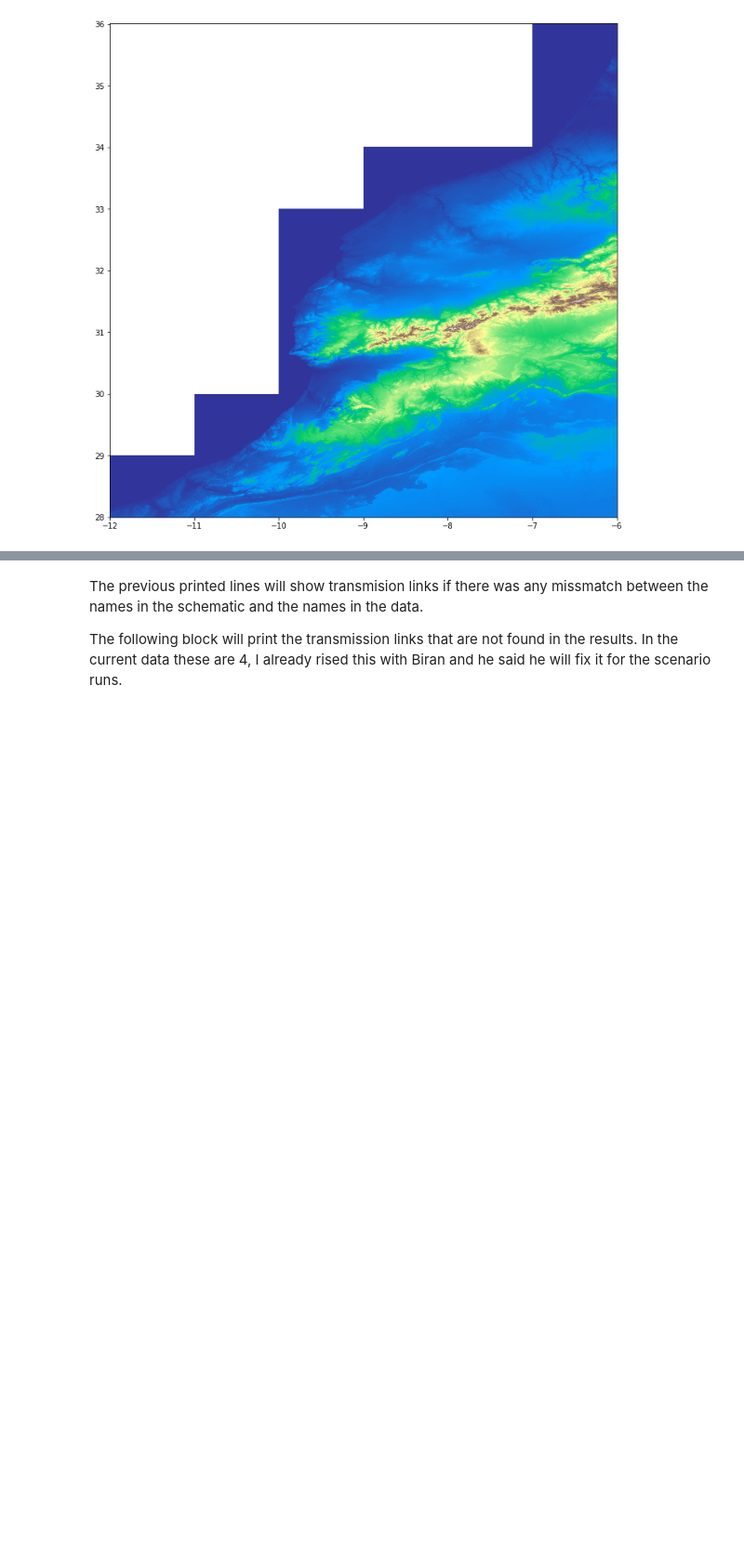
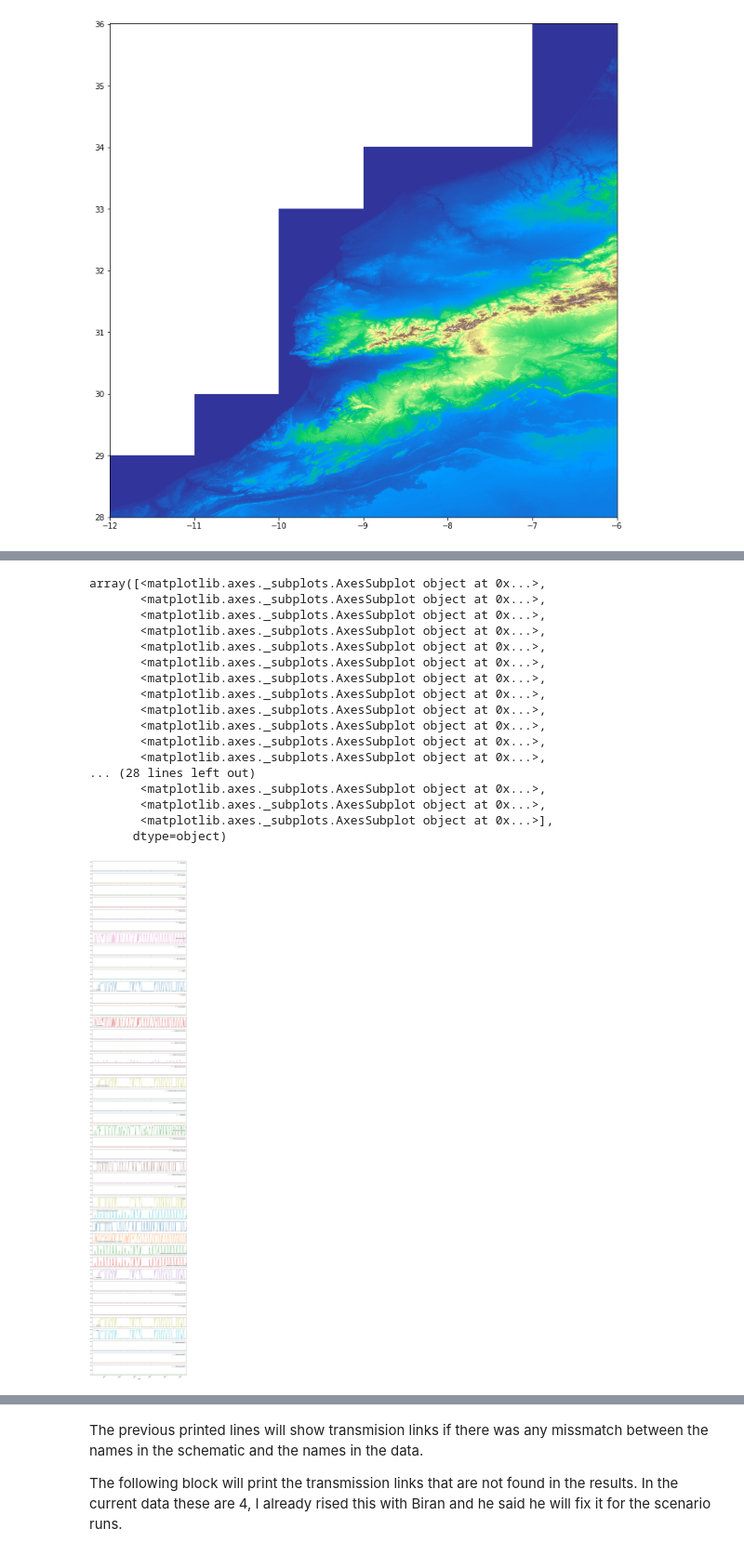
Before and after one commit to KTH-dESA/FAO, a Jupyter notebook: Souss-Massa-schematic.ipynb, the cells around one changed output, grey strips where cells are left out. Shown at 93% size. Saved outputs shown, nothing was run; the diff lists cells and outputs as text; code cells hidden in the pictures; blank space fills up the shorter version.

```diff
--- a/Souss-Massa-schematic.ipynb
+++ b/Souss-Massa-schematic.ipynb
@@ -232,7 +229,8 @@ def integrate_data(sheet_name, category, dff_dict, var_name='links', target='poi
     print(df.loc[~df[var_name].isin(df.dropna()[var_name].unique()),var_name].unique())
     return df
 # %%
-scenarios = ['Reference', 'Desalination', 'Irrigation intensification']
+# scenarios = ['Reference', 'Desalination', 'Irrigation intensification']
+scenarios = ['Reference']
 processed_data = os.path.join('Data - Souss-Massa', 'Merged data')
 wp.create_folder(processed_data)
 for scenario in scenarios:
@@ -300,6 +298,32 @@ for scenario in scenarios:
 
             df_wwtp = integrate_data('WWTP Inflow', 'wwtp', {'WWTP': wwtp}, 'point', 'point')
 
+            sheet_names = {'AgWaterDemand': 'Agriculture',
+                           'DomWaterDemand': 'Domestic'}
+
+            df_required = pd.DataFrame()
+            for sheet_name, category in sheet_names.items():
+                df_required = df_required.append(integrate_data(sheet_name, category, {'Demand point': demand_links}, 'point', 'point'))
+
+            df['water_required'] = df.set_index(['Date','Demand point']).index.map(df_required.set_index(['Date','point']).value)
+
+            df_unmet_month = 1 - (df.groupby(['Date', 'Demand point'])['value'].sum() / \
+                           df.groupby(['Date', 'Demand point'])['water_required'].mean())
+
+            df['unmet_demand_month'] = df.set_index(['Date','Demand point']).index.map(df_unmet_month)
+
+            water_req_year = df.groupby(['Year', 'Date', 'Demand point'])['water_required'].mean().reset_index().groupby(['Year', 'Demand point'])['water_required'].sum()
+
+            df_unmet_year = 1 - (df.groupby(['Year', 'Demand point'])['value'].sum() / \
+                                 water_req_year)
+
+            df['unmet_demand_year'] = df.set_index(['Year','Demand point']).index.map(df_unmet_year)
+
+            df.loc[df.unmet_demand_year<0, 'unmet_demand_year'] = 0
+            df.loc[df.unmet_demand_month<0, 'unmet_demand_month'] = 0
+
+            df.fillna({'unmet_demand_year': 0, 'unmet_demand_month': 0}, inplace=True)
+
             df.to_csv(os.path.join(output_folder, 'demand_data.csv'), index=False)
             df_wwtp.to_csv(os.path.join(output_folder, 'wwtp_inflow.csv'), index=False)
 # %% [output]
@@ -322,0 +372,23 @@ for scenario in scenarios:
+# %%
+df.groupby(['Date','Demand point']).unmet_demand_month.mean().reset_index().pivot('Date', 'Demand point', 'unmet_demand_month').plot(subplots=True,
+                                                                                                                         figsize=(16,100),
+                                                                                                                                  sharey=True)
+# %% [output]
+array([<matplotlib.axes._subplots.AxesSubplot object at 0x...>,
+       <matplotlib.axes._subplots.AxesSubplot object at 0x...>,
+       <matplotlib.axes._subplots.AxesSubplot object at 0x...>,
+       <matplotlib.axes._subplots.AxesSubplot object at 0x...>,
+       <matplotlib.axes._subplots.AxesSubplot object at 0x...>,
+       <matplotlib.axes._subplots.AxesSubplot object at 0x...>,
+       <matplotlib.axes._subplots.AxesSubplot object at 0x...>,
+       <matplotlib.axes._subplots.AxesSubplot object at 0x...>,
+       <matplotlib.axes._subplots.AxesSubplot object at 0x...>,
+       <matplotlib.axes._subplots.AxesSubplot object at 0x...>,
+       <matplotlib.axes._subplots.AxesSubplot object at 0x...>,
+       <matplotlib.axes._subplots.AxesSubplot object at 0x...>,
+... (28 lines left out)
+       <matplotlib.axes._subplots.AxesSubplot object at 0x...>,
+       <matplotlib.axes._subplots.AxesSubplot object at 0x...>,
+       <matplotlib.axes._subplots.AxesSubplot object at 0x...>],
+      dtype=object)
+[figure, added]
```
Also changed, not shown: parts of 5 cells of this notebook, 3 other files.
